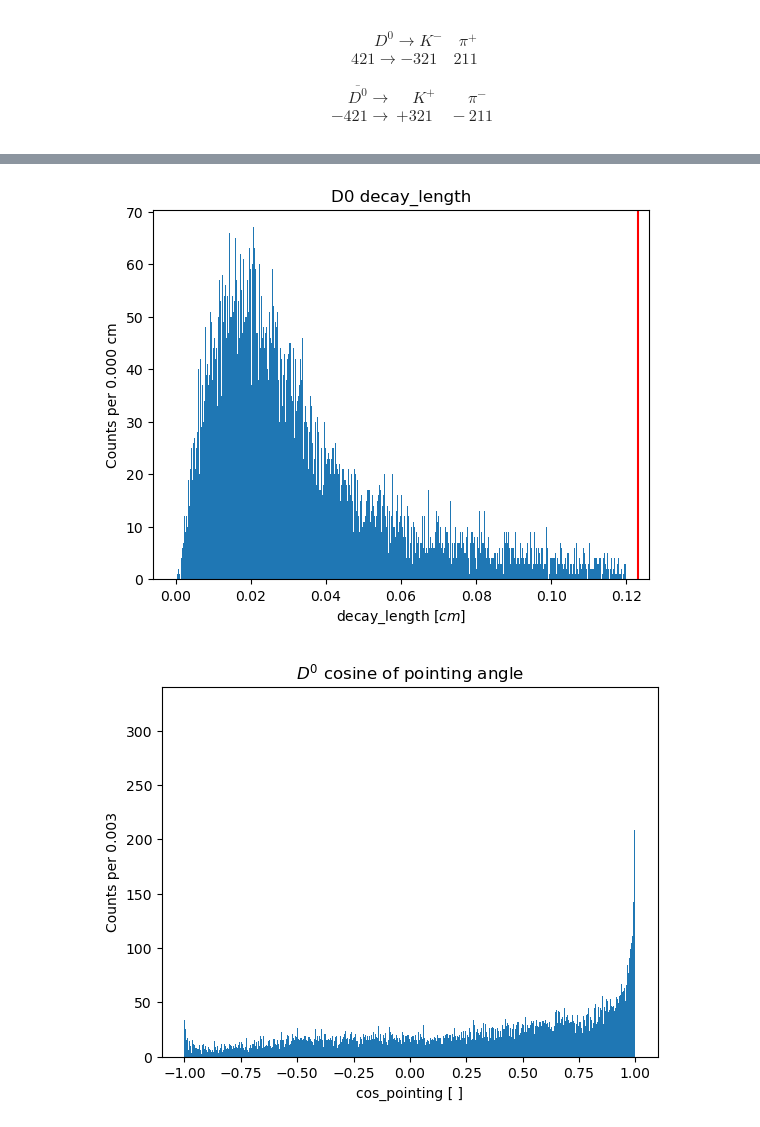
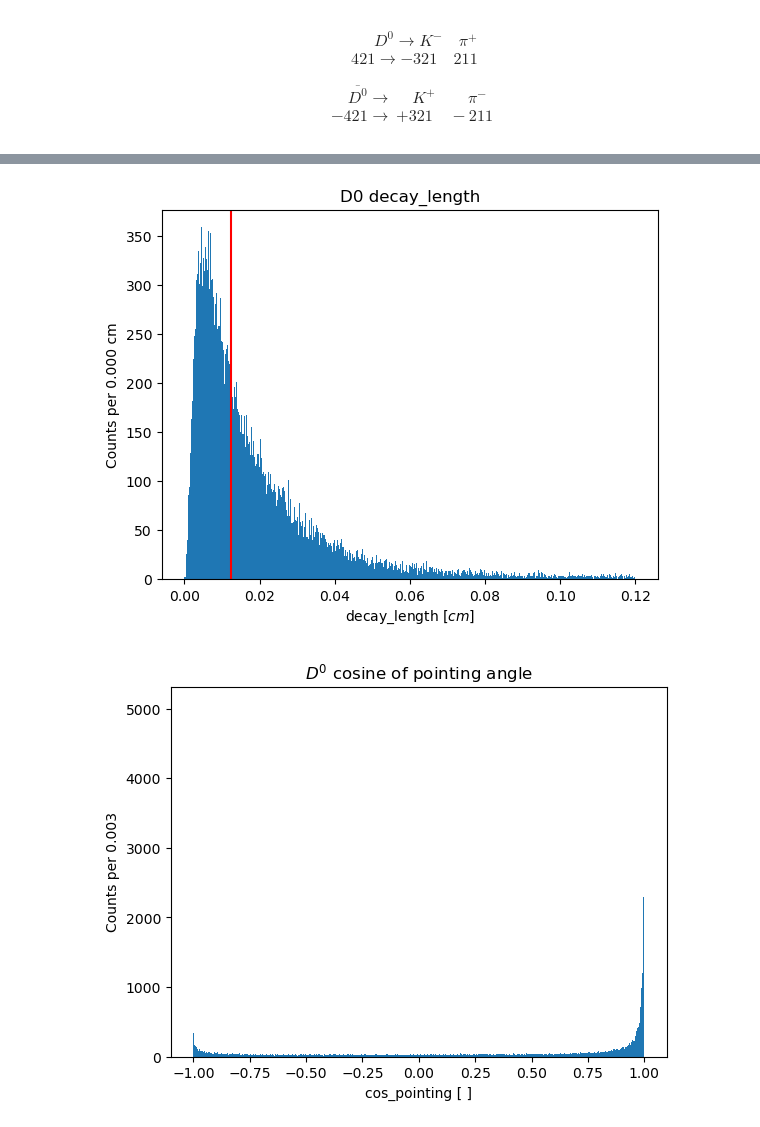
Before and after one commit to LeoPi314/LCPB_Project, a Jupyter notebook: MC_Analysis_D0.ipynb, the cells around one changed output, grey strips where cells are left out. Drawn from its saved outputs; the diff is of its cells as text; code cells hidden in the pictures.

Commit message:
[Mattia] added anti-D0

```diff
--- a/MC_Analysis_D0.ipynb
+++ b/MC_Analysis_D0.ipynb
@@ -59,8 +59,9 @@ def secondary_vertex ( row1, row2 ):
     x_SV = ( q2 - q1 )/( m1 - m2)
     y_SV = y1 + m1*(x_SV - x1)
 
-    z1_track = pz1/px1 * x_SV + row1["fZ"]
-    z2_track = pz2/px2 * x_SV + row2["fZ"]
+    # NEW: Benedetto's fix
+    z1_track = pz1/px1 * (x_SV - x1) + row1["fZ"]
+    z2_track = pz2/px2 * (x_SV - x2) + row2["fZ"]
     z_SV = (z1_track + z2_track)/2
     return ([x_SV, y_SV, z_SV])
 
@@ -145,8 +146,13 @@ for chunk in which_chunk:
         df_trackextr = pd.merge(left=df_trackextr, right=df_track, how='inner', left_index=True, right_index=True)
 
         # keep all particles that come from D0 AND are either K- or pi+ AND fMainBeautyAncestor = 0
-        df_trackextr = df_trackextr[(df_trackextr["fMainHfMotherPdgCode"]  == 421) & (df_trackextr["fPdgCode"].isin([-321,211])) &
-            (df_trackextr["fMainBeautyAncestorPdgCode"]==0)]
+        # For D0
+        is_D0 = (df_trackextr["fMainHfMotherPdgCode"]  == +421) & (df_trackextr["fPdgCode"].isin([-321,+211]) ) & \
+        (df_trackextr["fMainBeautyAncestorPdgCode"]==0)
+
+        is_anti_D0 = (df_trackextr["fMainHfMotherPdgCode"]  == -421) & (df_trackextr["fPdgCode"].isin([+321,-211]) ) & \
+        (df_trackextr["fMainBeautyAncestorPdgCode"]==0)
+        df_trackextr = df_trackextr[is_D0 | is_anti_D0]
 
         # keep only those with 2 or more daughter
         df_trackextr = df_trackextr[df_trackextr["fMainMotherNfinalStateDaught"] >= 2]
@@ -157,8 +163,8 @@ for chunk in which_chunk:
         #                                        "fCharge", "fDcaXY","fPdgCode"] ].reset_index(drop=True)
 
         # NEW: We keep the variables over which we did the cut to see how they behave for the signal
-        df_trackextr = df_trackextr[["fIndexCollisions","fAlpha", "fX", "fY", "fZ","fPt", "fEta", "fCharge", "fDcaXY","fPdgCode",
-                                    "fNsigmaTPCpi", "fNsigmaTPCka","fNsigmaTOFpi", "fNsigmaTOFka"]]
+        df_trackextr = df_trackextr[["fIndexCollisions","fAlpha", "fX", "fY", "fZ","fPt", "fEta", "fCharge", "fDcaXY","fMainHfMotherPdgCode",
+                                     "fPdgCode","fNsigmaTPCpi", "fNsigmaTPCka","fNsigmaTOFpi", "fNsigmaTOFka"]]
 
         # we cut rows where the fIndexCollision is negative (for some reason)
         valid = df_trackextr["fIndexCollisions"] >= 0
@@ -195,9 +201,11 @@ for chunk in which_chunk:
     df["py"] = df["fPt"] * np.sin(df["fAlpha"])
     df["pz"] = df["fPt"] * np.sinh(df["fEta"])
 
-    # energy column (differentiating pions and kaons):
+    # energy column (differentiating pions and kaons): # CHECK HERE THE MASS
     mass = np.where(df["fPdgCode"] == +211, m_pi, m_K)
     df["Ene"] = np.sqrt((df["fPt"] * np.cosh(df["fEta"]))**2 + mass**2)
+    anti_mass = np.where(df["fPdgCode"] == -211, m_pi, m_K)
+    df["Anti_Ene"] = np.sqrt((df["fPt"] * np.cosh(df["fEta"]))**2 + anti_mass**2)
 
     # Debug
     print(f"The dataframe before pair computation of chunk {chunk} has", len(df), "rows and ", len(df.columns), "columns.")
@@ -210,6 +218,7 @@ for chunk in which_chunk:
     track2_indices = []
     dcaXY_products = []
     inv_masses = []
+    anti_masses = []
     inv_masses_approx = []
     pt_totals = []
     pz_totals = []
@@ -218,6 +227,7 @@ for chunk in which_chunk:
     SV_Z = []
     decay_lengths = []
     cos_pointings = []
+    mother_type = []
 
     # filter variables behaviour
     KA_TPCka = []
@@ -288,6 +298,10 @@ for chunk in which_chunk:
             pz2 = row_pos["pz"]
             inv_mass = np.sqrt( (E1+E2)**2 - (px1+px2)**2 - (py1+py2)**2 - (pz1+pz2)**2 )
 
+            # Mass for anti-D0 (use mask on mother's PDG code for histograms)
+            anti_E1 = row_neg['Anti_Ene']
+            anti_E2 = row_pos['Anti_Ene']
+            anti_inv_mass = np.sqrt( (anti_E1+anti_E2)**2 - (px1+px2)**2 - (py1+py2)**2 - (pz1+pz2)**2 )
 
             # total transverse momentum of the D0 candidate (used later for sliced plots)
             pt_total = np.sqrt((px1 + px2)**2 + (py1 + py2)**2)
@@ -313,6 +327,8 @@ for chunk in which_chunk:
             # track2_indices.append(int(row_pos['orig_index']))
             dcaXY_products.append(product_dcaXY)
             inv_masses.append(inv_mass)
+            anti_masses.append(anti_inv_mass)
+            mother_type.append( np.where(row_pos["fMainHfMotherPdgCode"]==421, True, False)  )
             # inv_masses_approx.append(inv_mass_approx)
             pt_totals.append(pt_total)
             pz_totals.append(pz1+pz2)
@@ -346,9 +362,11 @@ for chunk in which_chunk:
 
     # create a dataframe with the result:
     df_pairs = pd.DataFrame({
+        'Is_This_D0': mother_type,
         'collision_index': collision_indices,
         'dcaXY_product': dcaXY_products,
         'inv_mass': inv_masses,
+        'anti_mass': anti_masses,
         'pt': pt_totals,
         'pz': pz_totals,
         'decay_length': decay_lengths,
@@ -928,14 +929,14 @@ plt.show()
 # %%
 MIN_dl, MAX_dl = 0, 0.12
 N_BINS = 800
 plt.hist(final_results["decay_length"], bins=N_BINS, range=(MIN_dl, MAX_dl))
 plt.xlabel("decay_length $[cm]$")
 plt.ylabel(f"Counts per {((MAX_dl - MIN_dl)/N_BINS):.3f} cm")
-plt.axvline(x=1.23*10e-02, color="red")
+plt.axvline(x=1.23*10e-03, color="red")
 plt.title("D0 decay_length")
 plt.show()
 # %% [output]
-[figure, old version]
+[figure, new version]
 # %%
 MIN_cos, MAX_cos = -1, 1
 N_BINS = 800
@@ -945,4 +946,4 @@ plt.ylabel(f"Counts per {((MAX_cos - MIN_cos)/N_BINS):.3f}")
 plt.title("$D^0$ cosine of pointing angle")
 plt.show()
 # %% [output]
-[figure, old version]
+[figure, new version]
```
Also changed, not shown: parts of 22 cells of this notebook.
